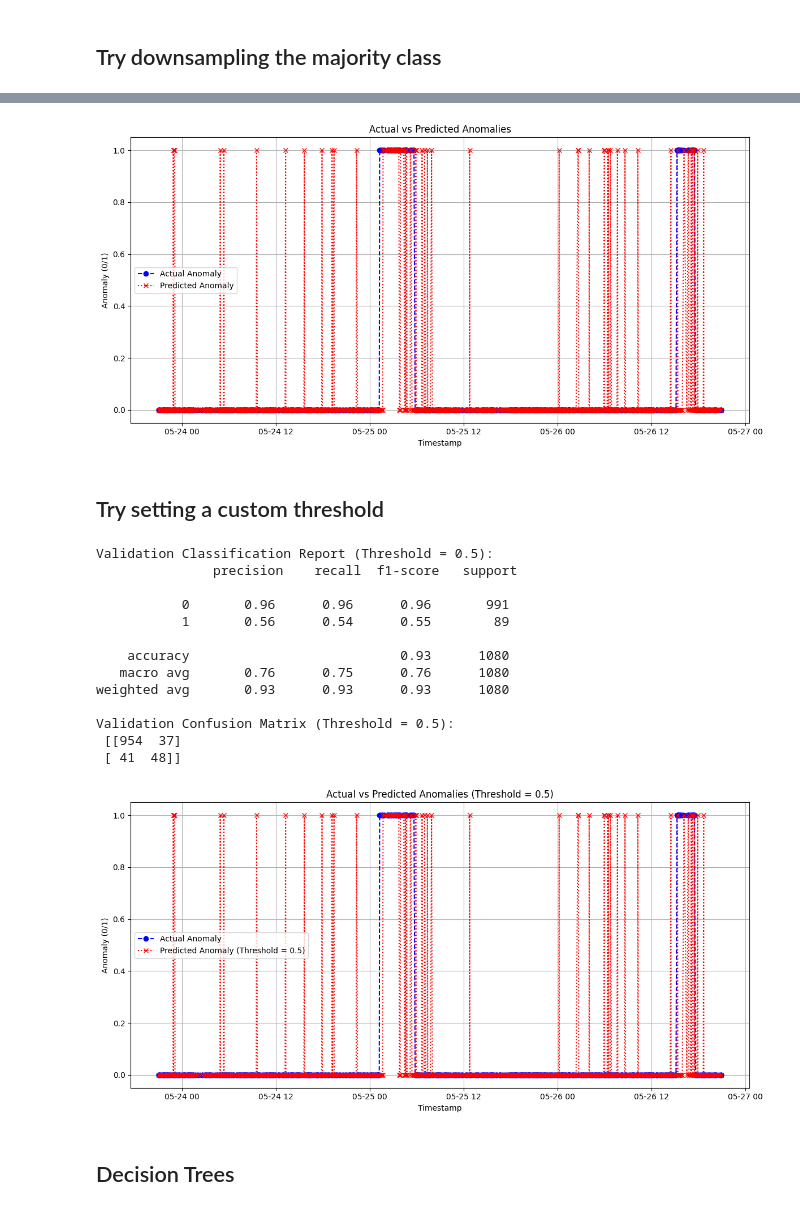
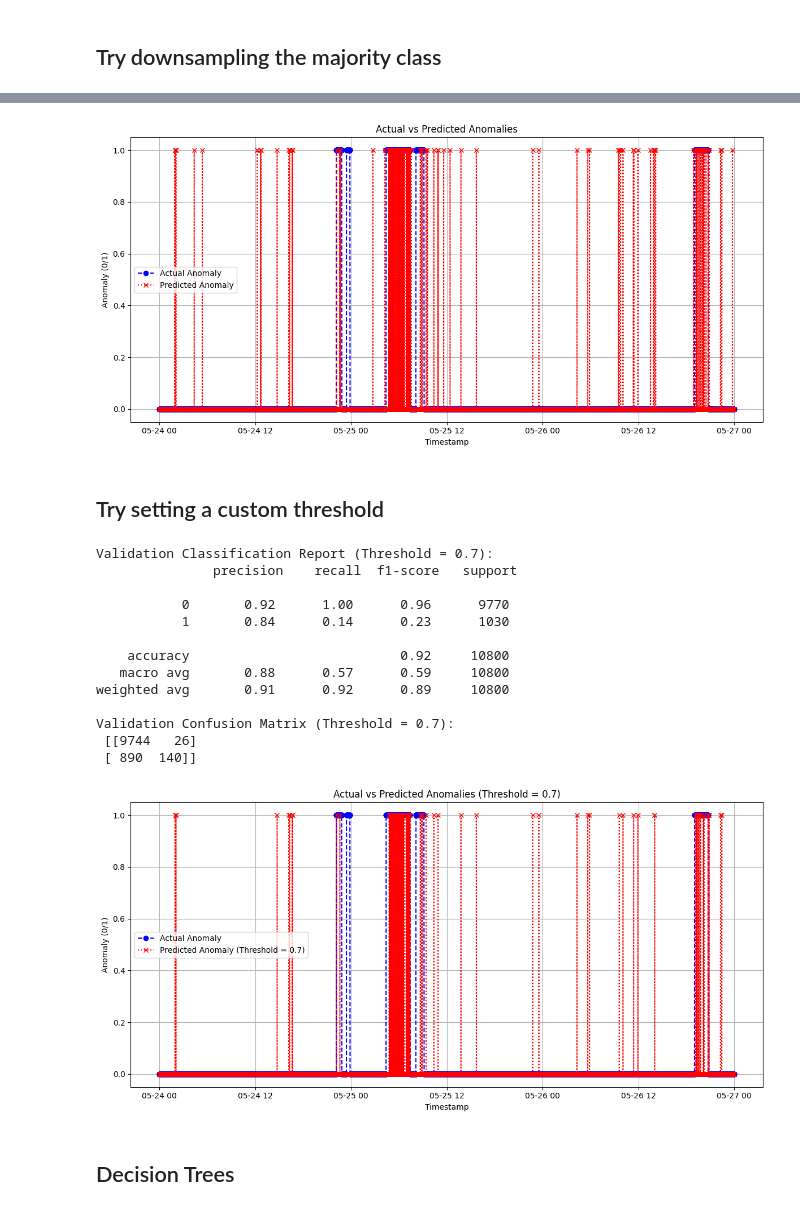
Before and after one commit to carlos-cagnazzo/ml-for-networks-workshop-mvd-2024, a Jupyter notebook: notebooks/ml-detection-02.ipynb, the cells around one changed output, grey strips where cells are left out. Saved outputs shown, nothing was run; the diff lists cells and outputs as text; code cells hidden in the pictures.

```diff
--- a/notebooks/ml-detection-02.ipynb
+++ b/notebooks/ml-detection-02.ipynb
@@ -12,9 +12,10 @@ import numpy as np
 # Specify the incident ID (e.g., replace with the relevant identifier)
 INCIDENT = "2005-moscow-blackout"  # Replace with the actual incident identifier
 COLLECTOR = "rrc05"
+WINDOW = "w06s"
 
 # File path for the consolidated features CSV
-file_path = f"../features/{INCIDENT}/consolidated_features_{COLLECTOR}.csv"
+file_path = f"../features/{INCIDENT}/{WINDOW}/consolidated_features_{COLLECTOR}.csv"
 
 # Load the consolidated features file into merged_df
 merged_df = pd.read_csv(file_path)
@@ -24,8 +25,11 @@ merged_df['timestamp'] = pd.to_datetime(merged_df['timestamp'])
 
 # Define anomaly intervals to highlight (as datetime or numeric values)
 anomaly_intervals = [
-    ("2005-05-25 01:15:00", "2005-05-25 05:45:00"),
-    ("2005-05-26 15:15:00", "2005-05-26 17:35:00")
+    ("2005-05-24 22:10:09","2005-05-24 22:51:09"),
+    ("2005-05-24 23:26:09","2005-05-24 23:52:09"),
+    ("2005-05-25 04:24:09","2005-05-25 07:24:09"),
+    ("2005-05-25 08:08:09","2005-05-25 09:09:09"),
+    ("2005-05-26 19:02:09","2005-05-26 20:44:09")
 ]
 
 anomaly_intervals
@@ -258,7 +268,7 @@ minority_class = train_data[train_data['anomaly'] == 1]
 majority_downsampled = resample(
     majority_class,
     replace=False,  # Sample without replacement
-    n_samples=len(minority_class)*2,  # Match minority class size
+    n_samples=len(minority_class)*4,  # Match minority class size
     random_state=42  # For reproducibility
 )
 
@@ -341,54 +351,54 @@ plt.grid(True)
 plt.tight_layout()
 plt.show()
 # %% [output]
-[figure, old version]
+[figure, new version]
 # %% [markdown]
 ## Try setting a custom threshold
 # %%
 # Set a custom threshold (e.g., 0.7)
-custom_threshold = 0.5
+custom_threshold = 0.7
 
 # Get predicted probabilities for the validation set
 y_val_prob = log_reg.predict_proba(X_val)[:, 1]  # Get probabilities for the positive class (anomaly = 1)
 
 # Apply the custom threshold
 y_val_pred_custom = (y_val_prob >= custom_threshold).astype(int)
 
 # Evaluation with custom threshold
 print(f"Validation Classification Report (Threshold = {custom_threshold}):\n",
       classification_report(y_val, y_val_pred_custom))
 
 # Confusion matrix for custom threshold
 conf_matrix_custom = confusion_matrix(y_val, y_val_pred_custom)
 print(f"Validation Confusion Matrix (Threshold = {custom_threshold}):\n", conf_matrix_custom)
 
 # Plot actual vs predicted with custom threshold
 plt.figure(figsize=(12, 6))
 plt.plot(val_features["timestamp"], y_val, label="Actual Anomaly", color="blue", marker='o', linestyle="--")
 plt.plot(val_features["timestamp"], y_val_pred_custom, label=f"Predicted Anomaly (Threshold = {custom_threshold})",
          color="red", marker='x', linestyle=":")
 plt.xlabel("Timestamp")
 plt.ylabel("Anomaly (0/1)")
 plt.title(f"Actual vs Predicted Anomalies (Threshold = {custom_threshold})")
 plt.legend()
 plt.grid(True)
 plt.tight_layout()
 plt.show()
 # %% [output]
-Validation Classification Report (Threshold = 0.5):
+Validation Classification Report (Threshold = 0.7):
                precision    recall  f1-score   support
 
-           0       0.96      0.96      0.96       991
-           1       0.56      0.54      0.55        89
+           0       0.92      1.00      0.96      9770
+           1       0.84      0.14      0.23      1030
 
-    accuracy                           0.93      1080
-   macro avg       0.76      0.75      0.76      1080
-weighted avg       0.93      0.93      0.93      1080
+    accuracy                           0.92     10800
+   macro avg       0.88      0.57      0.59     10800
+weighted avg       0.91      0.92      0.89     10800
 
-Validation Confusion Matrix (Threshold = 0.5):
- [[954  37]
- [ 41  48]]
+Validation Confusion Matrix (Threshold = 0.7):
+ [[9744   26]
+ [ 890  140]]
-[figure, old version]
+[figure, new version]
 # %% [markdown]
 ## Decision Trees
 # %%
```
Also changed, not shown: parts of 14 cells of this notebook, 44 other files.
